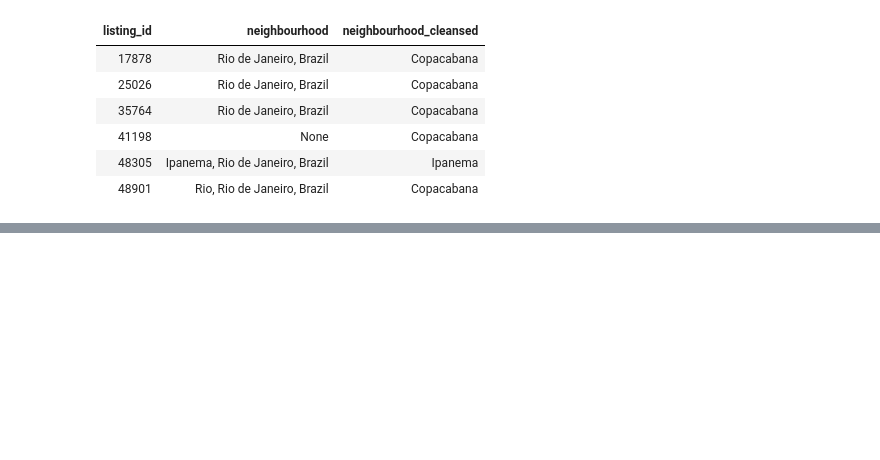
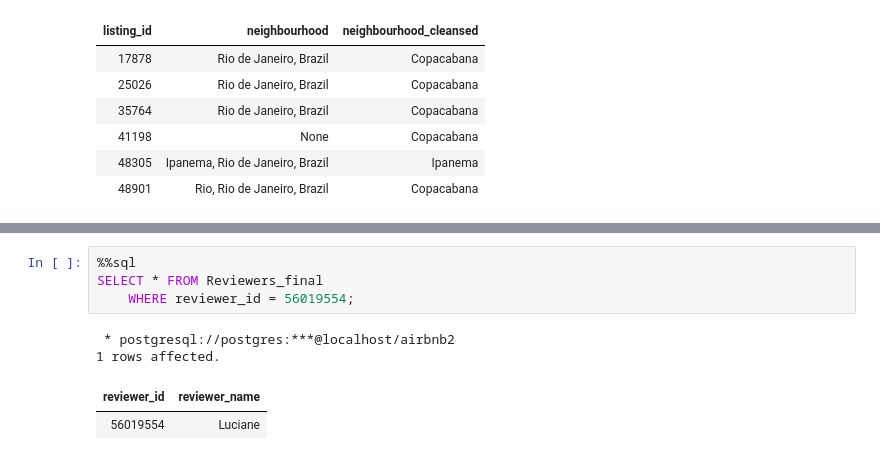
Before and after one commit to mpferreira003/BD_Airbnb, a Jupyter notebook: 5 .popular mapeamento.ipynb, the cells around one changed output, grey strips where cells are left out. Saved outputs shown, nothing was run; the diff lists cells and outputs as text; blank space fills up the shorter version.

```diff
--- a/5 .popular mapeamento.ipynb
+++ b/5 .popular mapeamento.ipynb
@@ -413,0 +445,9 @@ SELECT listing_id,neighbourhood,neighbourhood_cleansed FROM Listings_final LIMIT
+# %%
+%%sql
+SELECT * FROM Reviewers_final
+    WHERE reviewer_id = 56019554;
+# %% [output]
+ * postgresql://postgres:***@localhost/airbnb2
+1 rows affected.
+| reviewer_id | reviewer_name |
+| 56019554 | Luciane |
```
Also changed, not shown: parts of 10 cells of this notebook.
